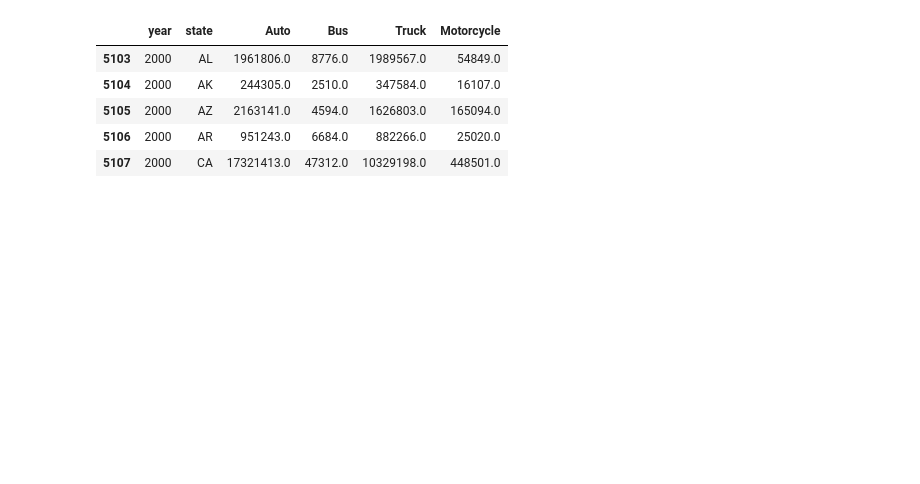
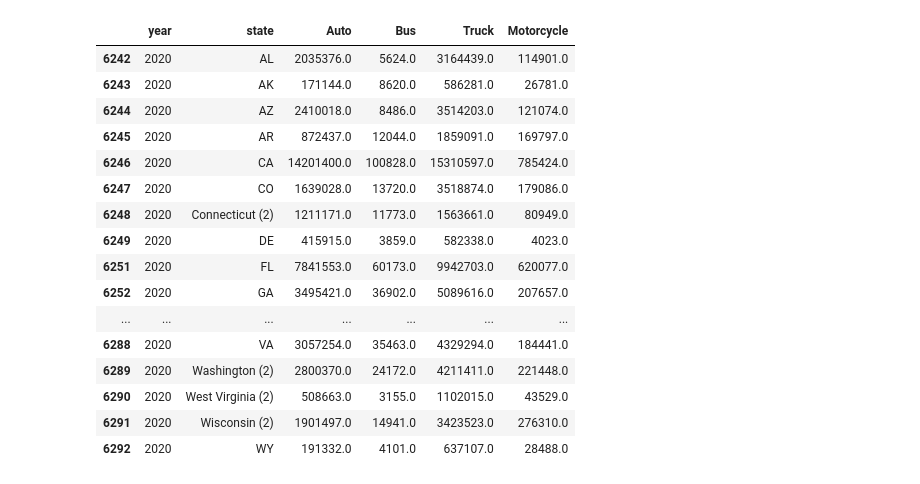
Before and after one commit to Eli80763/data-science-passion-project, a Jupyter notebook: project.ipynb, the cells around one changed output. Saved outputs shown, nothing was run; the diff lists cells and outputs as text; code cells hidden in the pictures; blank space fills up the shorter version.

```diff
--- a/project.ipynb
+++ b/project.ipynb
@@ -9,9 +17,11 @@ file_to_load = "datasets/Motor_Vehicle_Registrations_Dashboard_data.csv"
 
 vehicle_data = pd.read_csv(file_to_load)
 # %%
-stats_2000 = vehicle_data.loc[vehicle_data["year"] == 2000]
+vehicle_data = vehicle_data.drop(vehicle_data[vehicle_data["state"] == "Puerto Rico"].index)
+vehicle_data = vehicle_data.drop(vehicle_data[vehicle_data["state"] == "Dist. of Col."].index)
 
-drop_other = stats_2000.drop(labels=[5111, 6172], axis=0)
-drop_other.head()
+
+stats_2020 = vehicle_data.loc[vehicle_data["year"] == 2020]
+stats_2020
 # %% [output]
 |  | year | state | Auto | Bus | Truck | Motorcycle |
@@ -49,40 +70,51 @@ state_abbreviations = {
     "Missouri": "MO",
     "Montana": "MT",
     "Nebraska": "NE",
     "Nevada": "NV",
     "New Hampshire": "NH",
     "New Jersey": "NJ",
     "New Mexico": "NM",
     "New York": "NY",
     "North Carolina": "NC",
     "North Dakota": "ND",
     "Ohio": "OH",
     "Oklahoma": "OK",
     "Oregon": "OR",
     "Pennsylvania": "PA",
     "Rhode Island": "RI",
     "South Carolina": "SC",
     "South Dakota": "SD",
     "Tennessee": "TN",
     "Texas": "TX",
     "Utah": "UT",
     "Vermont": "VT",
     "Virginia": "VA",
     "Washington": "WA",
     "West Virginia": "WV",
     "Wisconsin": "WI",
     "Wyoming": "WY",
 }
 
-stats_2000_short = drop_other.replace(state_abbreviations)
-stats_2000_short.head()
+stats_2020_short = drop_other.replace(state_abbreviations)
+stats_2020_short
 # %% [output]
 |  | year | state | Auto | Bus | Truck | Motorcycle |
-| 5103 | 2000 | AL | 1961806.0 | 8776.0 | 1989567.0 | 54849.0 |
-| 5104 | 2000 | AK | 244305.0 | 2510.0 | 347584.0 | 16107.0 |
-| 5105 | 2000 | AZ | 2163141.0 | 4594.0 | 1626803.0 | 165094.0 |
-| 5106 | 2000 | AR | 951243.0 | 6684.0 | 882266.0 | 25020.0 |
-| 5107 | 2000 | CA | 17321413.0 | 47312.0 | 10329198.0 | 448501.0 |
+| 6242 | 2020 | AL | 2035376.0 | 5624.0 | 3164439.0 | 114901.0 |
+| 6243 | 2020 | AK | 171144.0 | 8620.0 | 586281.0 | 26781.0 |
+| 6244 | 2020 | AZ | 2410018.0 | 8486.0 | 3514203.0 | 121074.0 |
+| 6245 | 2020 | AR | 872437.0 | 12044.0 | 1859091.0 | 169797.0 |
+| 6246 | 2020 | CA | 14201400.0 | 100828.0 | 15310597.0 | 785424.0 |
+| 6247 | 2020 | CO | 1639028.0 | 13720.0 | 3518874.0 | 179086.0 |
+| 6248 | 2020 | Connecticut (2) | 1211171.0 | 11773.0 | 1563661.0 | 80949.0 |
+| 6249 | 2020 | DE | 415915.0 | 3859.0 | 582338.0 | 4023.0 |
+| 6251 | 2020 | FL | 7841553.0 | 60173.0 | 9942703.0 | 620077.0 |
+| 6252 | 2020 | GA | 3495421.0 | 36902.0 | 5089616.0 | 207657.0 |
+| ... | ... | ... | ... | ... | ... | ... |
+| 6288 | 2020 | VA | 3057254.0 | 35463.0 | 4329294.0 | 184441.0 |
+| 6289 | 2020 | Washington (2) | 2800370.0 | 24172.0 | 4211411.0 | 221448.0 |
+| 6290 | 2020 | West Virginia (2) | 508663.0 | 3155.0 | 1102015.0 | 43529.0 |
+| 6291 | 2020 | Wisconsin (2) | 1901497.0 | 14941.0 | 3423523.0 | 276310.0 |
+| 6292 | 2020 | WY | 191332.0 | 4101.0 | 637107.0 | 28488.0 |
 # %%
 fig = plt.figure(figsize=(18,6))
 
```
Also changed, not shown: parts of 3 cells of this notebook.
